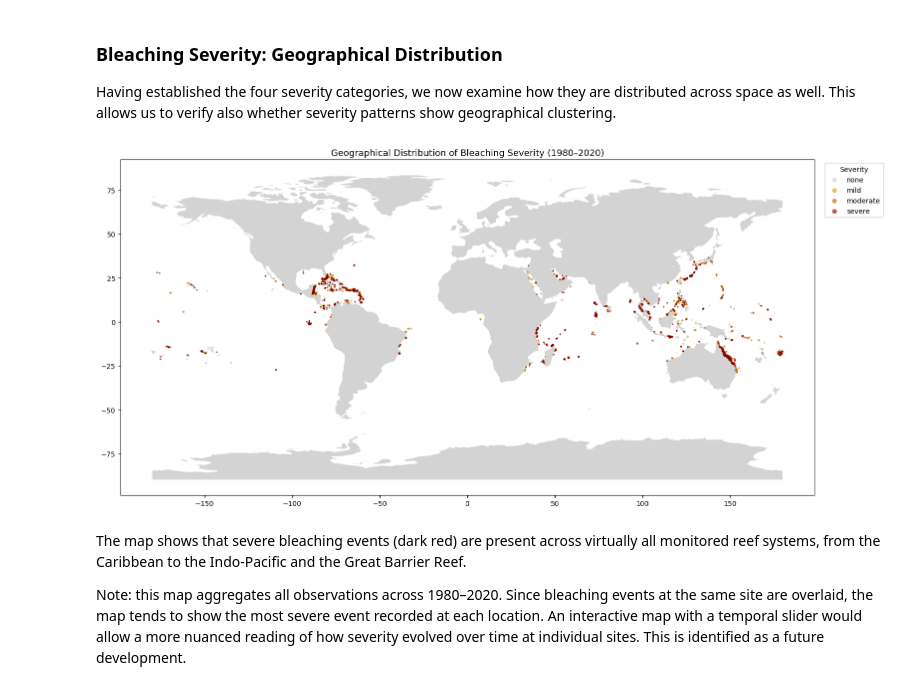
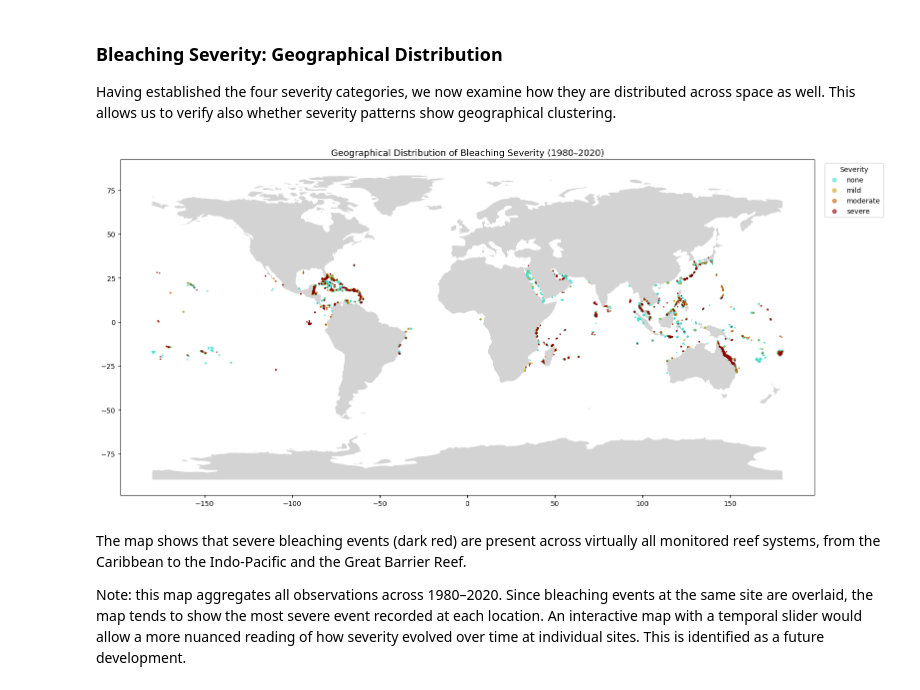
Before and after one commit to giulia-balducci/coral-bleaching-risk-analysis, a Jupyter notebook: notebooks/02_eda.ipynb, the cells around one changed output. Cells and saved outputs as stored; diff of their text form; code cells hidden in the pictures.

Commit message:
Fix severity map: none category colour updated to turquoise

```diff
--- a/notebooks/02_eda.ipynb
+++ b/notebooks/02_eda.ipynb
@@ -570,21 +570,21 @@ Having established the four severity categories, we now examine how they are dis
 # %%
 # Map of bleaching severity categories
 fig, ax = plt.subplots(figsize=(16, 8))
 
 world.plot(ax=ax, color='lightgrey', edgecolor='white', zorder=1)
 
-gdf[gdf['Bleaching_Category'] == 'none'].plot(ax=ax, color='lightgrey', markersize=2, alpha=0.6, label='none', zorder=2)
+gdf[gdf['Bleaching_Category'] == 'none'].plot(ax=ax, color=color_accent, markersize=2, alpha=0.6, label='none', zorder=2)
 gdf[gdf['Bleaching_Category'] == 'mild'].plot(ax=ax, color='#d4a017', markersize=2, alpha=0.6, label='mild', zorder=2)
 gdf[gdf['Bleaching_Category'] == 'moderate'].plot(ax=ax, color='#c45e00', markersize=2, alpha=0.6, label='moderate', zorder=2)
 gdf[gdf['Bleaching_Category'] == 'severe'].plot(ax=ax, color='#8b0000', markersize=2, alpha=0.6, label='severe', zorder=2)
 
 ax.set_title('Geographical Distribution of Bleaching Severity (1980–2020)', fontsize=13)
 ax.legend(title='Severity', markerscale=4, bbox_to_anchor=(1.01, 1), loc='upper left')
 plt.tight_layout()
 plt.savefig('../outputs/figures/bleaching_severity_map.png', bbox_inches='tight')
 plt.show()
 # %% [output]
-[figure, old version]
+[figure, new version]
 # %% [markdown]
 The map shows that severe bleaching events (dark red) are present across virtually all monitored reef systems, from the Caribbean to the Indo-Pacific and the Great Barrier Reef.
 
```
Also changed, not shown: 1 other file.
